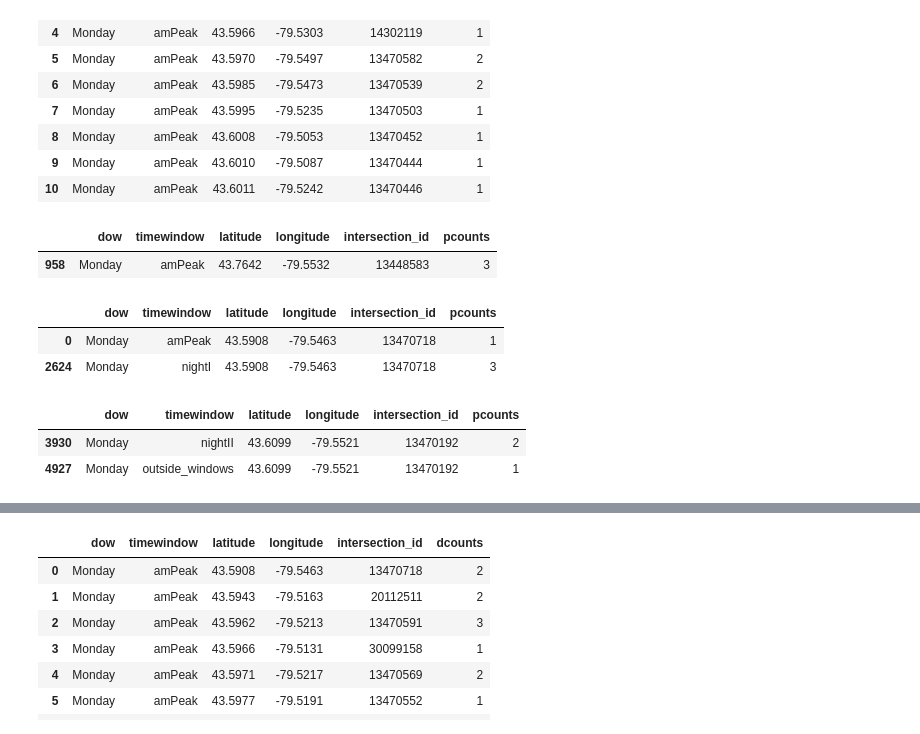
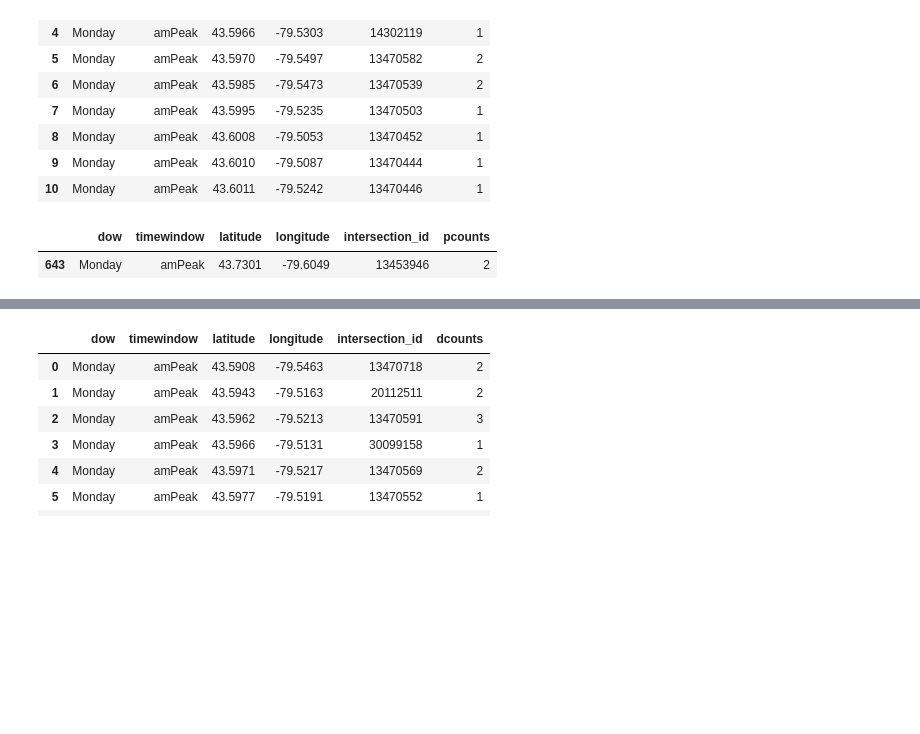
Before and after one commit to CityofToronto/bdit_cot-vfh, a Jupyter notebook: notebooks/create_pudo-geojson-mark-overlap_v1.ipynb, the cells around one changed output, grey strips where cells are left out. Cells and saved outputs as stored; diff of their text form; code cells hidden in the pictures; blank space fills up the shorter version.

```diff
--- a/notebooks/create_pudo-geojson-mark-overlap_v1.ipynb
+++ b/notebooks/create_pudo-geojson-mark-overlap_v1.ipynb
@@ -68,8 +66,8 @@ elif ward == 10:
 # %% [markdown]
 # Read PUDO data from csv file
 # %%
-# fname = '../../../Documents/PROJECTS/VFH/COT_PAGE/INTERIM_DATA/FROM_PGADMIN/all_pudo_mon.csv'
-fname = '~/Documents/PROJECTS/BDITTO/VFH/DATA_STORY/DATA/from_pgAdmin/all_pudo_mon.csv'
+fname = '../../../Documents/PROJECTS/VFH/COT_PAGE/INTERIM_DATA/FROM_PGADMIN/all_pudo_mon.csv'
+# fname = '~/Documents/PROJECTS/BDITTO/VFH/DATA_STORY/DATA/from_pgAdmin/all_pudo_mon.csv'
 
 df = pd.read_csv(fname)
 
@@ -275,25 +359,9 @@ df_agg_pu.head(11)
 | 9 | Monday | amPeak | 43.6010 | -79.5087 | 13470444 | 1 |
 | 10 | Monday | amPeak | 43.6011 | -79.5242 | 13470446 | 1 |
 # %%
-df_agg_pu.loc[(df_agg_pu['intersection_id']==13448583) &
+df_agg_pu.loc[(df_agg_pu['intersection_id']==13453946) &
                  (df_agg_pu['timewindow']=='amPeak')
                 ]
 # %% [output]
 |  | dow | timewindow | latitude | longitude | intersection_id | pcounts |
-| 958 | Monday | amPeak | 43.7642 | -79.5532 | 13448583 | 3 |
+| 643 | Monday | amPeak | 43.7301 | -79.6049 | 13453946 | 2 |
-# %%
-df_agg_pu.loc[(df_agg_pu['intersection_id']==13470718) # &
-                 # (df_agg_pu['timewindow']=='amPeak')
-                ]
-# %% [output]
-|  | dow | timewindow | latitude | longitude | intersection_id | pcounts |
-| 0 | Monday | amPeak | 43.5908 | -79.5463 | 13470718 | 1 |
-| 2624 | Monday | nightI | 43.5908 | -79.5463 | 13470718 | 3 |
-# %%
-df_agg_pu.loc[(df_agg_pu['intersection_id']==13470192) # &
-                 # (df_agg_pu['timewindow']=='amPeak')
-                ]
-# %% [output]
-|  | dow | timewindow | latitude | longitude | intersection_id | pcounts |
-| 3930 | Monday | nightII | 43.6099 | -79.5521 | 13470192 | 2 |
-| 4927 | Monday | outside_windows | 43.6099 | -79.5521 | 13470192 | 1 |
```
Also changed, not shown: parts of 29 cells of this notebook.
